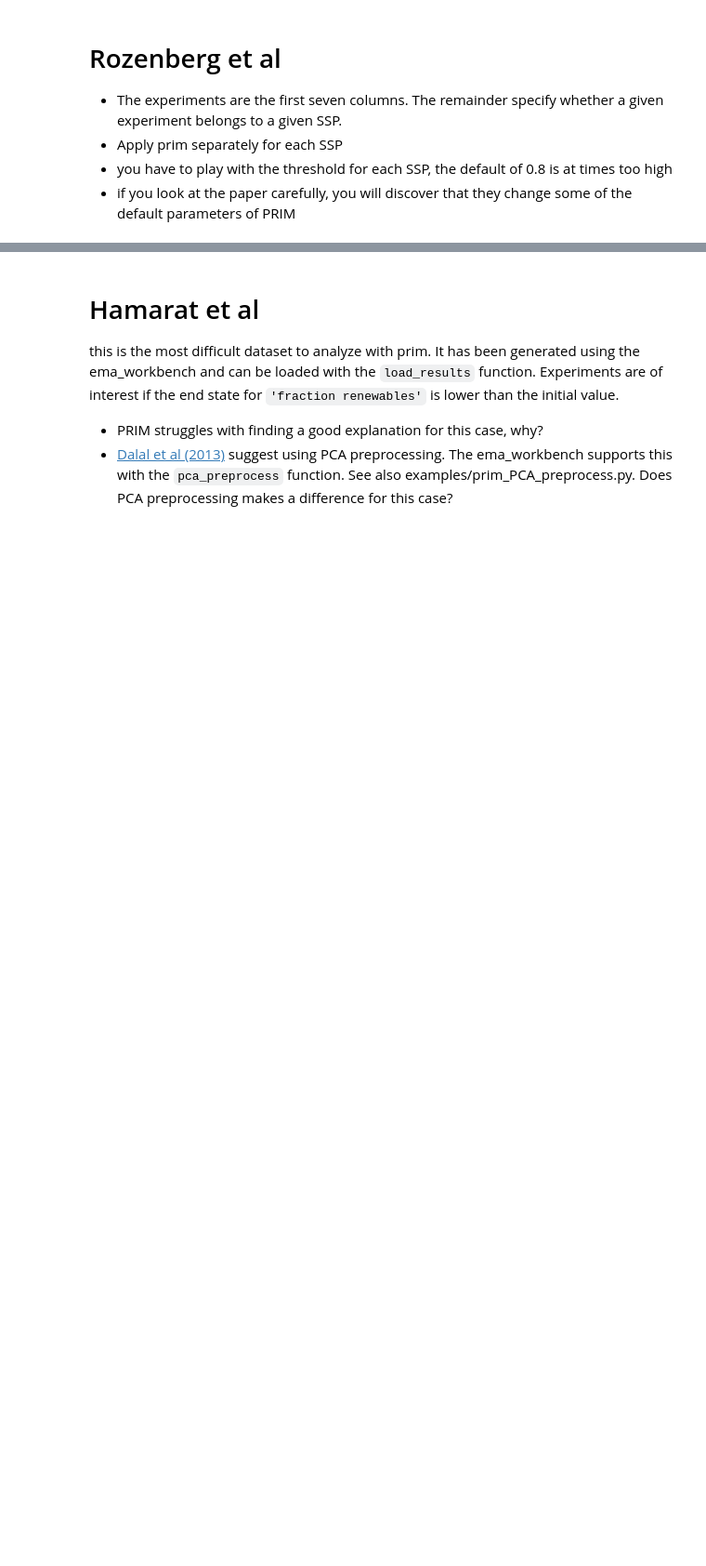
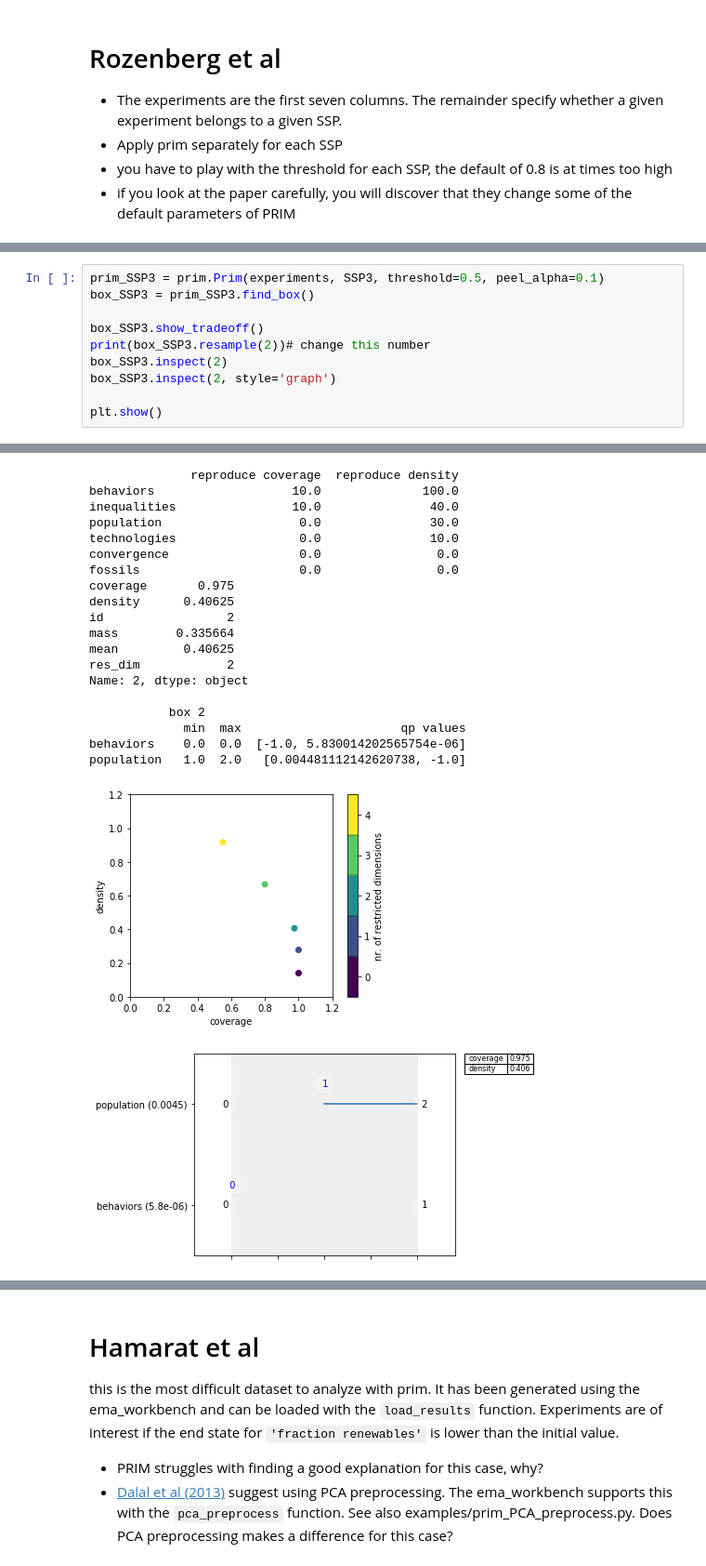
Before and after one commit to herzogrh/EPA1361, a Jupyter notebook: Week 3-4 - vulnerability analysis/assignment 4 - scenario discovery.ipynb, the cells around one changed output, grey strips where cells are left out. Shown at 93% size. Drawn from its saved outputs; the diff is of its cells as text; blank space fills up the shorter version.

```diff
--- a/Week 3-4 - vulnerability analysis/assignment 4 - scenario discovery.ipynb
+++ b/Week 3-4 - vulnerability analysis/assignment 4 - scenario discovery.ipynb
@@ -128,0 +217,11 @@ data_2.head()
+# %%
+prim_SSP3 = prim.Prim(experiments, SSP3, threshold=0.5, peel_alpha=0.1)
+box_SSP3 = prim_SSP3.find_box()
+
+box_SSP3.show_tradeoff()
+print(box_SSP3.resample(2))# change this number
+box_SSP3.inspect(2)
+box_SSP3.inspect(2, style='graph')
+
+plt.show()
+# %% [output]
@@ -128,0 +240,21 @@ data_2.head()
+              reproduce coverage  reproduce density
+behaviors                   10.0              100.0
+inequalities                10.0               40.0
+population                   0.0               30.0
+technologies                 0.0               10.0
+convergence                  0.0                0.0
+fossils                      0.0                0.0
+coverage       0.975
+density      0.40625
+id                 2
+mass        0.335664
+mean         0.40625
+res_dim            2
+Name: 2, dtype: object
+
+           box 2
+             min  max                      qp values
+behaviors    0.0  0.0  [-1.0, 5.830014202565754e-06]
+population   1.0  2.0   [0.004481112142620738, -1.0]
+[figure, added]
+[figure, added]
```
Also changed, not shown: parts of 10 cells of this notebook.
